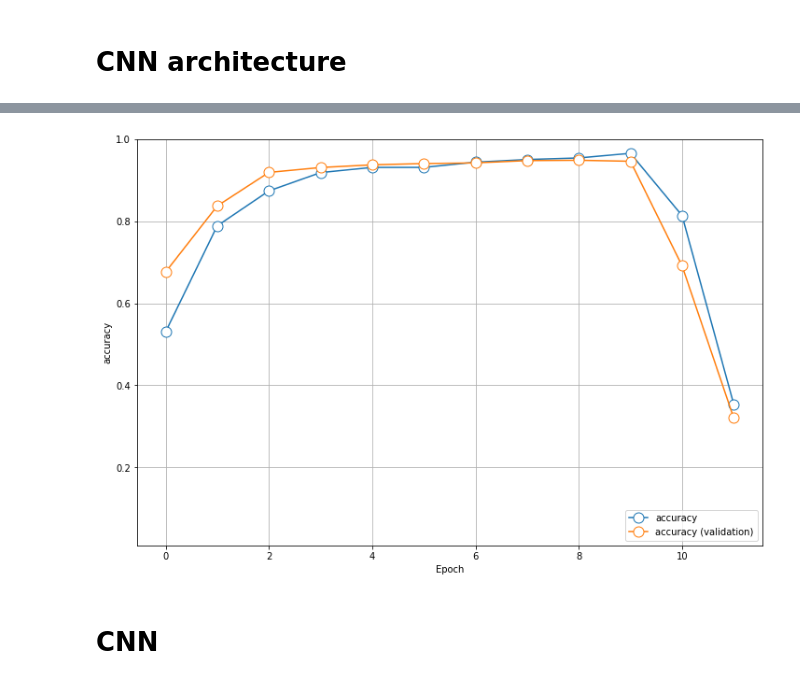
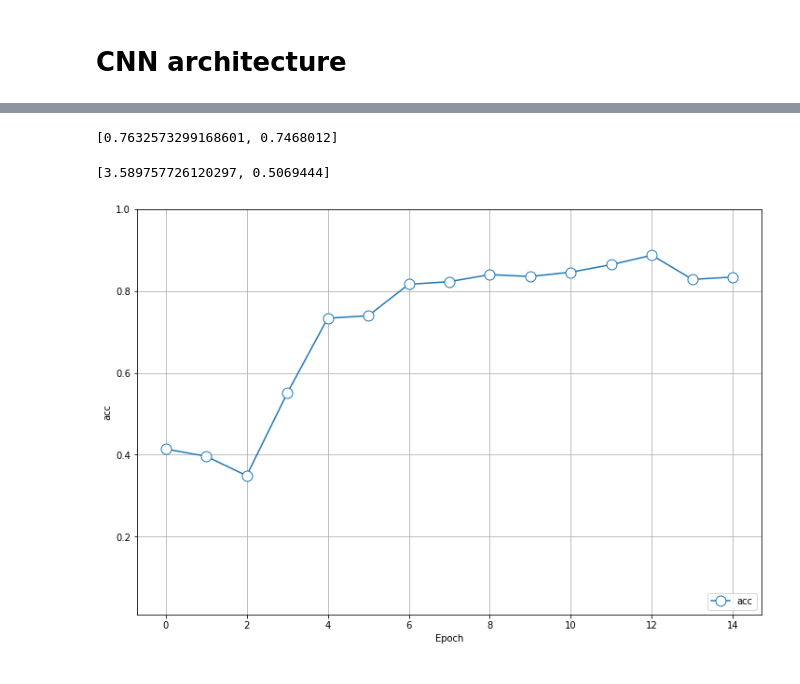
Before and after one commit to PashaIanko/Covid19Classifier, a Jupyter notebook: main.ipynb, the cells around one changed output, grey strips where cells are left out. Drawn from its saved outputs; the diff is of its cells as text; code cells hidden in the pictures.

```diff
--- a/main.ipynb
+++ b/main.ipynb
@@ -322,7 +373,8 @@ def conv_2d_pooling_layers(n_filters):
     ]
 # %%
 input_layer = [
-               Input(shape = PreprocParameters.resize_shape + PreprocParameters.n_color_channels)
+               Input(shape = PreprocessingParameters.target_shape + \
+                   PreprocessingParameters.n_color_channels)
 ]
 # %%
 core_layers = conv_2d_pooling_layers(16) + \
@@ -349,8 +401,13 @@ cnn_model.compile(
     metrics = ['accuracy']
 )
 # %%
+if DataProperties.strategy == 'check':
+    what_to_monitor = 'loss'
+elif DataProperties.strategy == 'normal':
+    what_to_monitor = 'val_loss'
+
 callback = tf.keras.callbacks.EarlyStopping(
-    monitor = 'val_loss',
+    monitor = what_to_monitor,
     patience = 2,  # 3
     mode = 'auto',
     restore_best_weights = True
@@ -378,7 +478,7 @@ None
 # %%
-history = cnn_model.fit(
-    ds_train,
-    validation_data = ds_validation,
-    epochs = 20,
-    callbacks = [callback]
-)
+# history = cnn_model.fit(
+#     ds_train,
+#     validation_data = ds_validation,
+#     epochs = 20,
+#     callbacks = [callback]
+# )
@@ -411,33 +489,48 @@ cnn_model.evaluate(
+# %%
+cnn_model.evaluate_generator(
+    generator = val_flow,
+    steps = validation_steps
+)
+# %% [output]
+[0.7632573299168601, 0.7468012]
+# %%
+test_flow.reset()
+cnn_model.evaluate_generator(
+    generator = test_flow,
+    steps = test_flow.n // test_flow.batch_size
+)
+# %% [output]
+[3.589757726120297, 0.5069444]
 # %%
-def plot_history(history, metrics_name, figsize = (12, 8)):
+def plot_history(history, metrics_name, plot_validation, figsize = (12, 8)):
     fig, ax = plt.subplots(figsize = figsize)
     ax.plot(
         history[metrics_name],
         label = metrics_name,
         marker = 'o',
         markersize = 11,
         markerfacecolor = 'white'
     )
 
-    plt.plot(
-        history['val_' + metrics_name],
-        label = metrics_name + ' (validation)',
-        marker = 'o',
-        markersize = 11,
-        markerfacecolor = 'white'
-    )
+    if plot_validation:
+        plt.plot(
+            history['val_' + metrics_name],
+            label = metrics_name + ' (validation)',
+            marker = 'o',
+            markersize = 11,
+            markerfacecolor = 'white'
+        )
 
     plt.xlabel('Epoch')
     plt.ylabel(metrics_name)
     plt.ylim([0.01, 1])
     plt.legend(loc = 'lower right')
     plt.grid()
 
 plot_history(
     history = history.history,
-    metrics_name = 'accuracy'
+    metrics_name = 'acc',
+    plot_validation = False
 )
 # %% [output]
-[figure, old version]
+[figure, new version]
-# %% [markdown]
-# CNN
```
Also changed, not shown: parts of 46 cells of this notebook, 6 other files.
